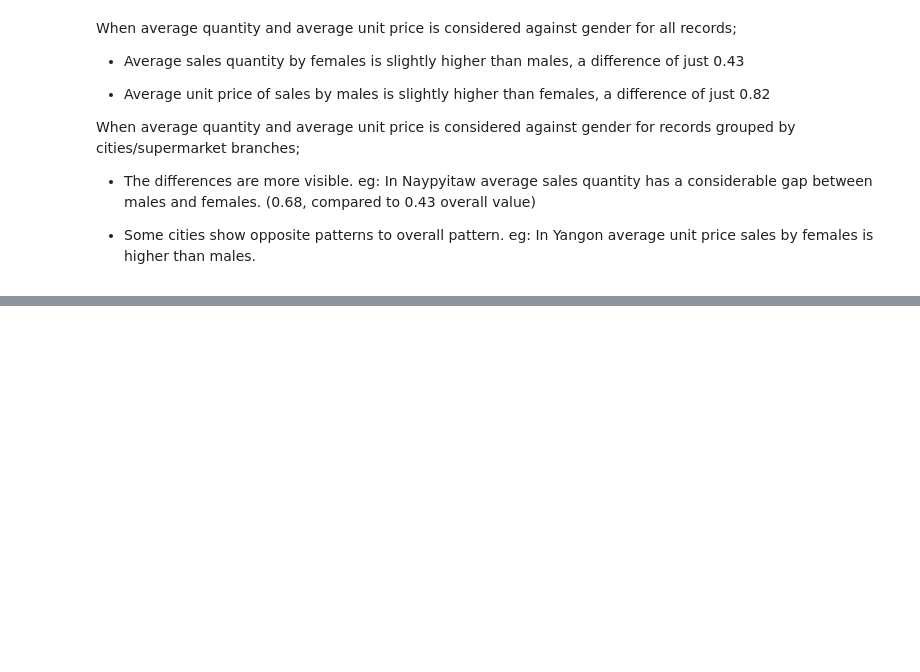
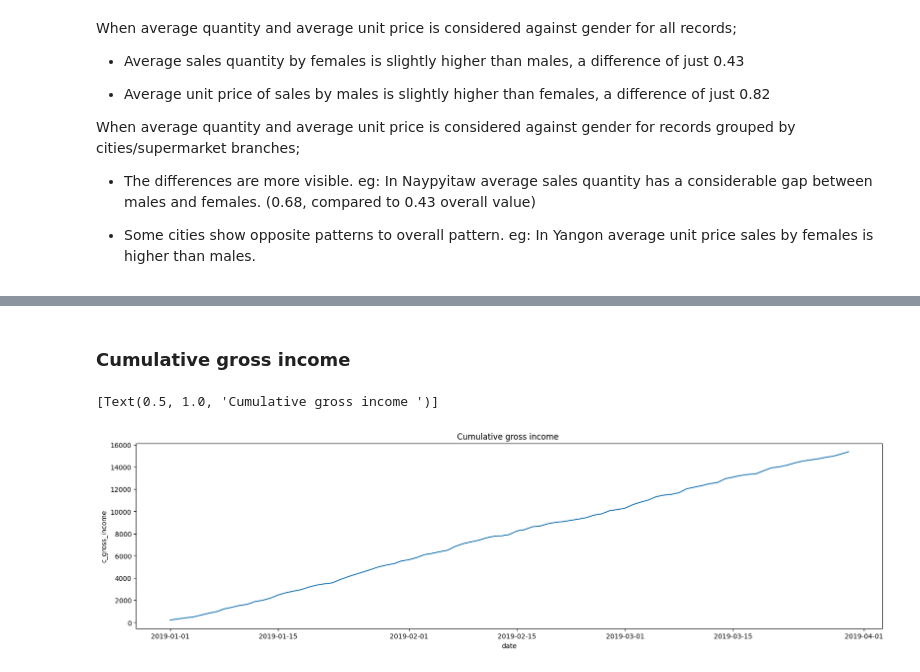
Before and after one commit to Zzzhenya/Supermarket_sales, a Jupyter notebook: Supermarket_data_exploration.ipynb, the cells around one changed output, grey strips where cells are left out. Cells and saved outputs as stored; diff of their text form; code cells hidden in the pictures; blank space fills up the shorter version.

```diff
--- a/Supermarket_data_exploration.ipynb
+++ b/Supermarket_data_exploration.ipynb
@@ -648,0 +729,4 @@ When average quantity and average unit price is considered against gender for re
+# %%
+#Cumulative total
+total_by_date["c_gross_income"]= np.cumsum(total_by_date["gross income"])
+total_by_date.head(5)
@@ -648,0 +740,8 @@ When average quantity and average unit price is considered against gender for re
+# %% [markdown]
+### Cumulative gross income
+# %%
+fig, ax = plt.subplots(figsize=(20, 5))
+sns.lineplot(data = total_by_date, x = "date", y = "c_gross_income", ax = ax).set(title = "Cumulative gross income ")
+# %% [output]
+[Text(0.5, 1.0, 'Cumulative gross income ')]
+[figure, added]
```
Also changed, not shown: parts of 43 cells of this notebook.
